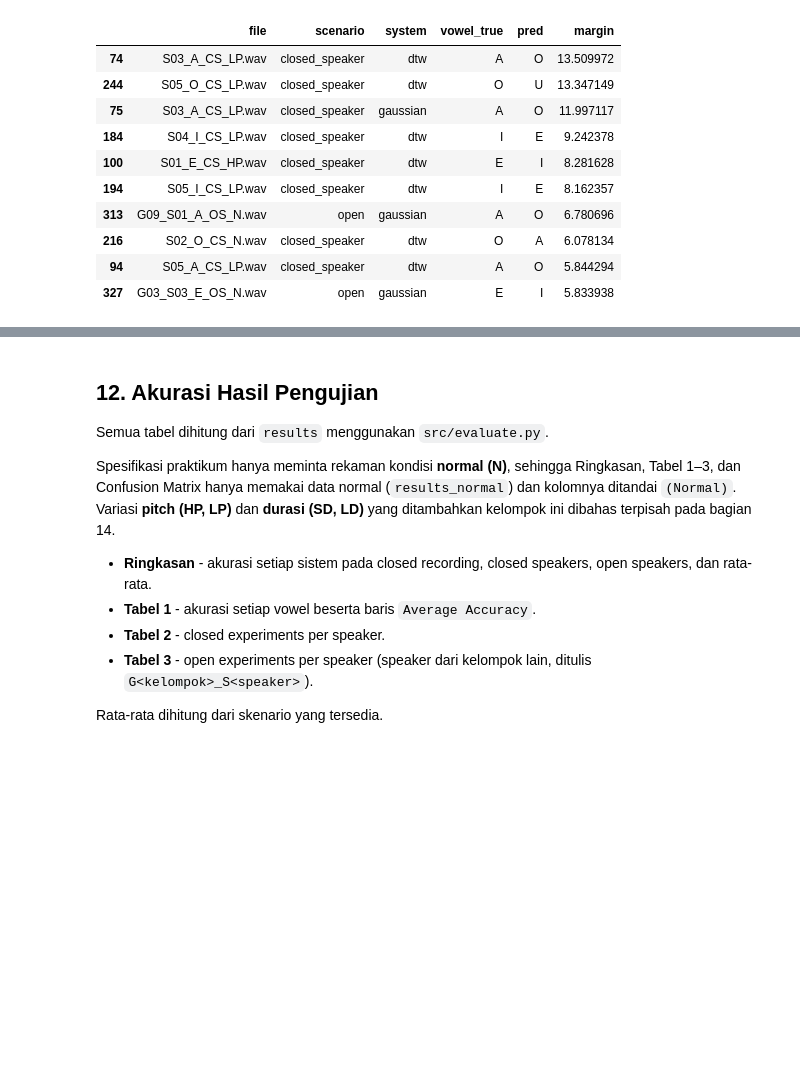
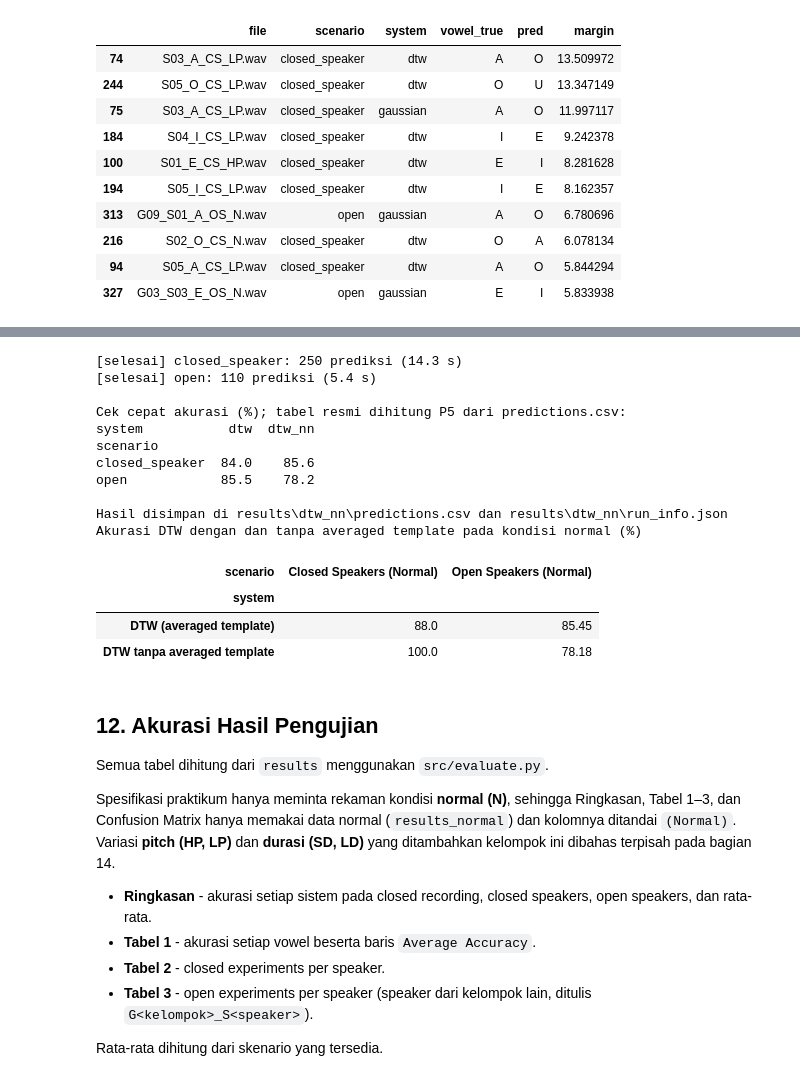
Before and after one commit to naomirisaka/Pengenalan_Vowel_Bahasa_Indonesia, a Jupyter notebook: main.ipynb, the cells around one changed output, grey strips where cells are left out. Drawn from its saved outputs; the diff is of its cells as text; code cells hidden in the pictures; blank space fills up the shorter version.

```diff
--- a/main.ipynb
+++ b/main.ipynb
@@ -561,3 +565,31 @@ results.loc[results.correct == 0, ["file", "scenario", "system", "vowel_true", "
+# %%
+results_nn = run_all(DATA_DIR, "results/dtw_nn", scenarios=["closed_speaker", "open"], systems=["dtw", "dtw_nn"])
+
+akurasi_nn = results_nn[results_nn["condition"] == "N"].pivot_table(
+    index="system", columns="scenario", values="correct", aggfunc="mean"
+) * 100
+akurasi_nn = akurasi_nn.rename(
+    index={"dtw": "DTW (averaged template)", "dtw_nn": "DTW tanpa averaged template"},
+    columns={"closed_speaker": "Closed Speakers (Normal)", "open": "Open Speakers (Normal)"},
+)
+print("Akurasi DTW dengan dan tanpa averaged template pada kondisi normal (%)")
+akurasi_nn.round(2)
+# %% [output]
+[selesai] closed_speaker: 250 prediksi (14.3 s)
+[selesai] open: 110 prediksi (5.4 s)
+
+Cek cepat akurasi (%); tabel resmi dihitung P5 dari predictions.csv:
+system           dtw  dtw_nn
+scenario
+closed_speaker  84.0    85.6
+open            85.5    78.2
+
+Hasil disimpan di results\dtw_nn\predictions.csv dan results\dtw_nn\run_info.json
+Akurasi DTW dengan dan tanpa averaged template pada kondisi normal (%)
+| scenario | Closed Speakers (Normal) | Open Speakers (Normal) |
+| system |  |  |
+| DTW (averaged template) | 88.0 | 85.45 |
+| DTW tanpa averaged template | 100.0 | 78.18 |
 # %% [markdown]
 ## 12. Akurasi Hasil Pengujian
 
```
Also changed, not shown: parts of 3 cells of this notebook.
